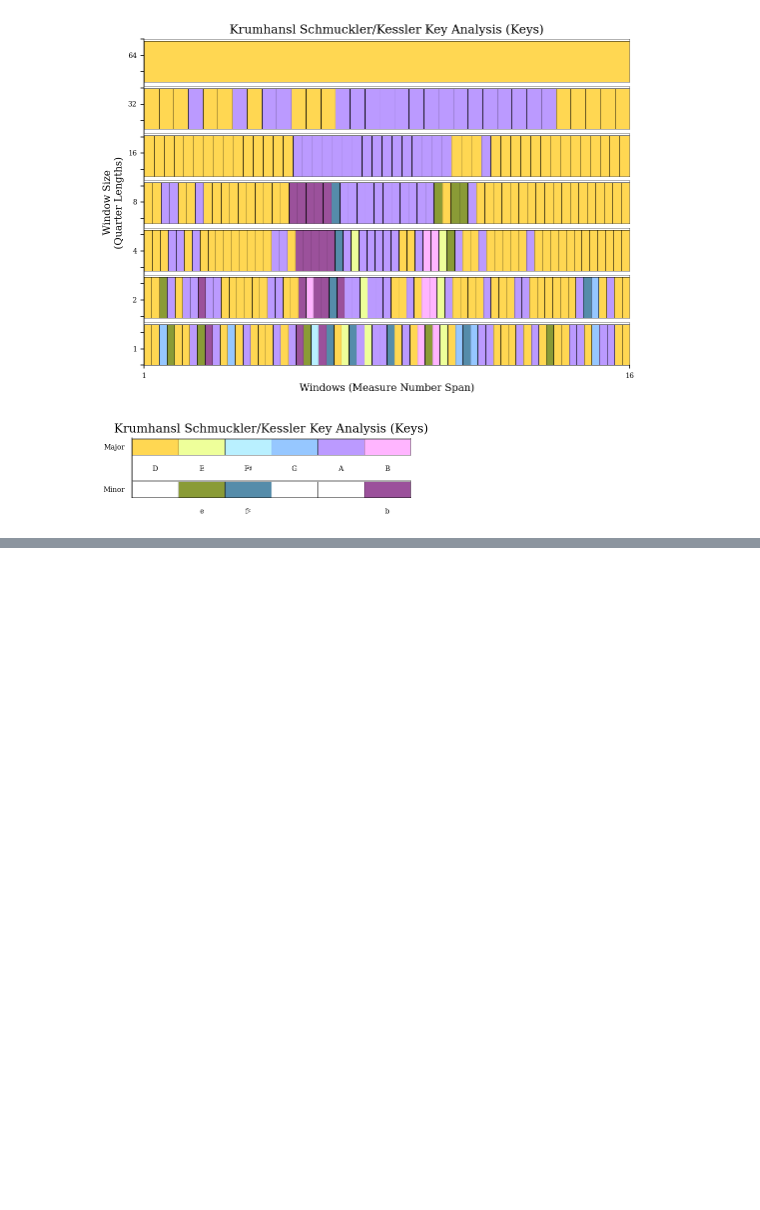
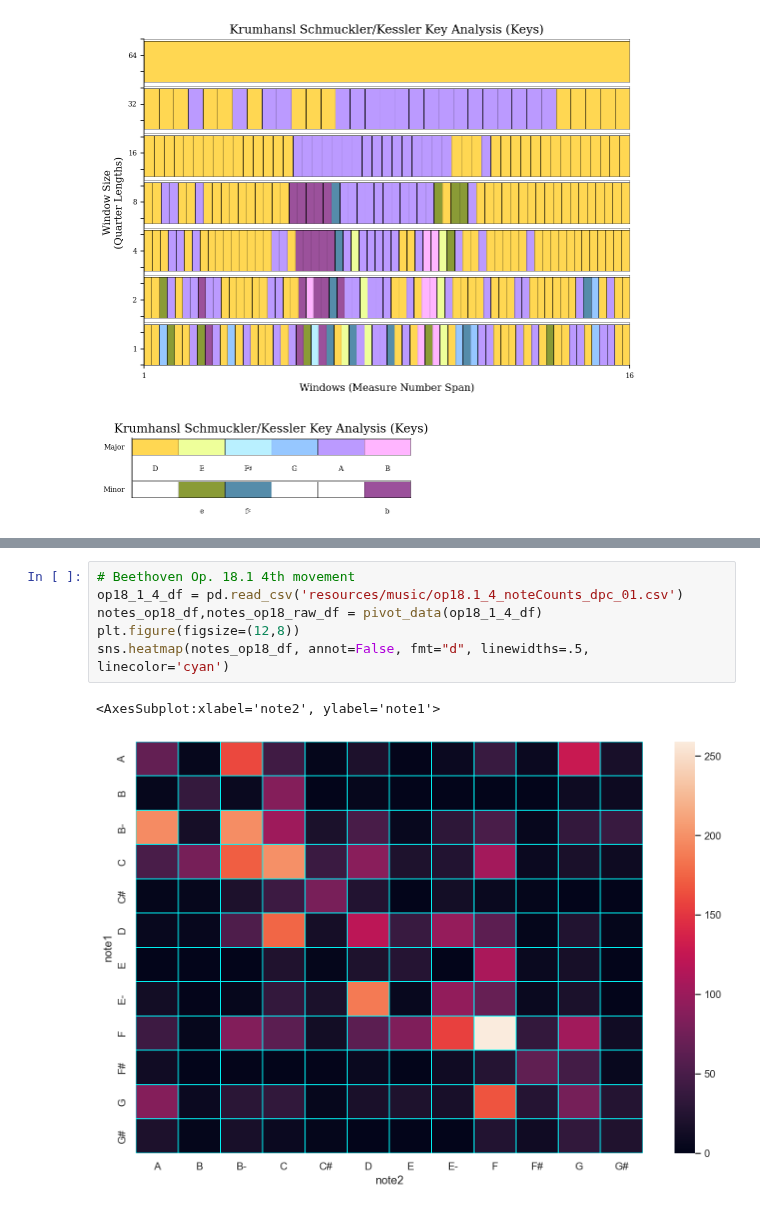
Before and after one commit to dwbzen/pymusic, a Jupyter notebook: music_EDA.ipynb, the cells around one changed output, grey strips where cells are left out. Cells and saved outputs as stored; diff of their text form; blank space fills up the shorter version.

```diff
--- a/music_EDA.ipynb
+++ b/music_EDA.ipynb
@@ -1119,0 +1175,9 @@ s2.plot('histogram','pitchClass')
+# %%
+# Beethoven Op. 18.1 4th movement
+op18_1_4_df = pd.read_csv('resources/music/op18.1_4_noteCounts_dpc_01.csv')
+notes_op18_df,notes_op18_raw_df = pivot_data(op18_1_4_df)
+plt.figure(figsize=(12,8))
+sns.heatmap(notes_op18_df, annot=False, fmt="d", linewidths=.5, linecolor='cyan')
+# %% [output]
+<AxesSubplot:xlabel='note2', ylabel='note1'>
+[figure, added]
```
Also changed, not shown: parts of 16 cells of this notebook, 19 other files.
